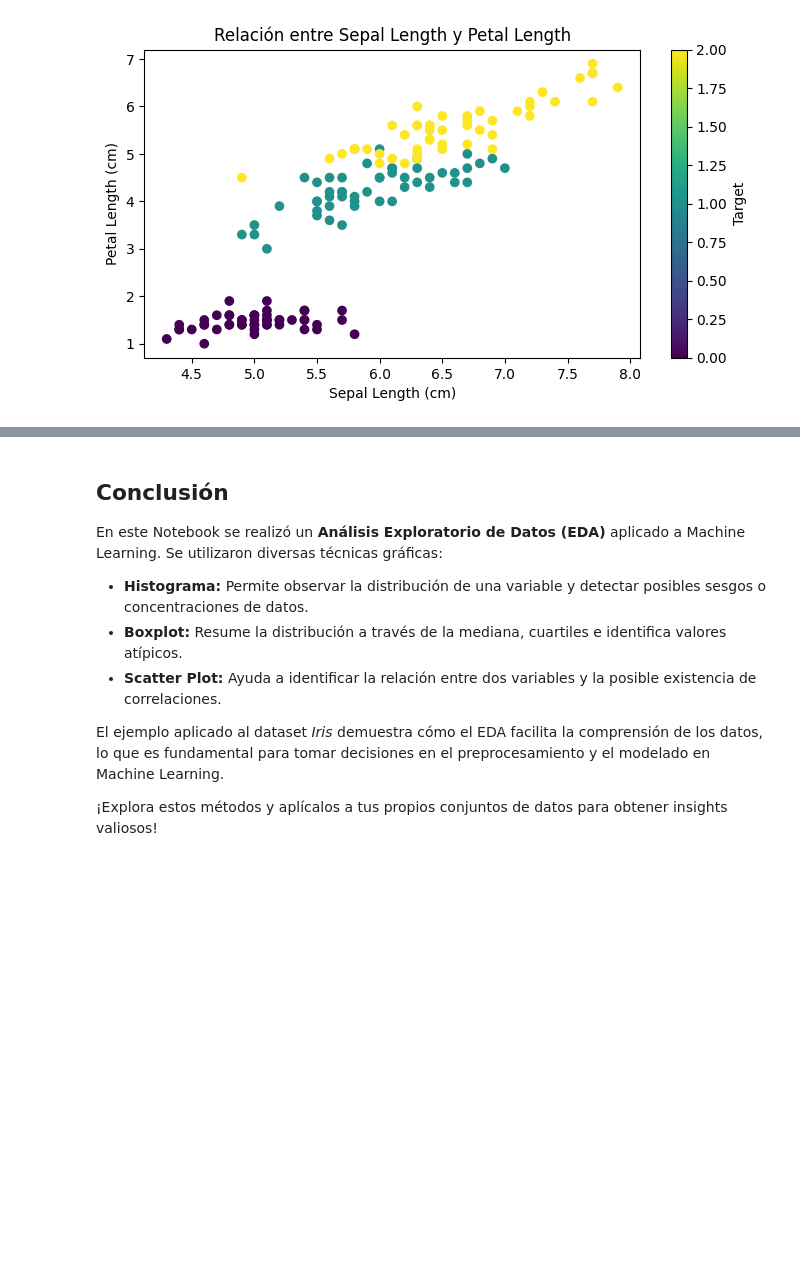
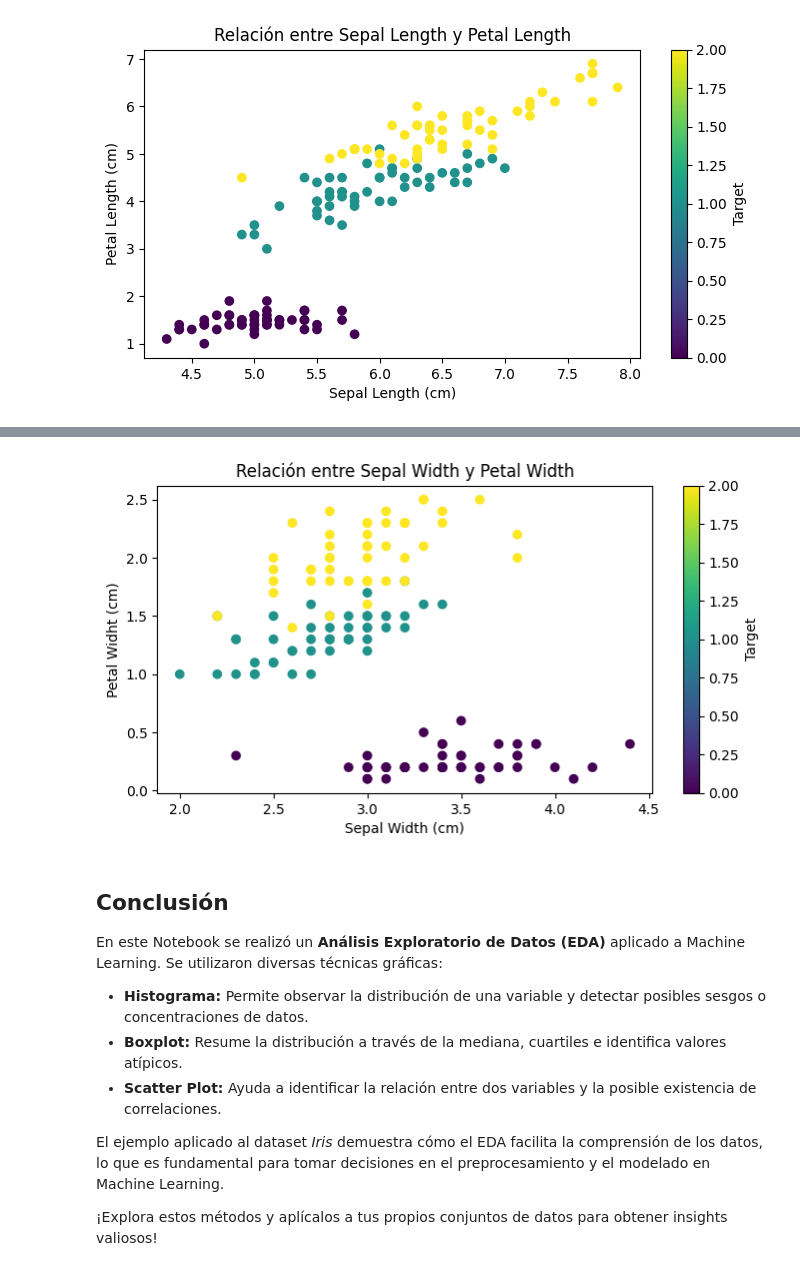
Before and after one commit to JZGlez/MCD_G2_Programacion2, a Jupyter notebook: 4. EDA_ML.ipynb, the cells around one changed output, grey strips where cells are left out. Drawn from its saved outputs; the diff is of its cells as text; code cells hidden in the pictures; blank space fills up the shorter version.

```diff
--- a/4. EDA_ML.ipynb
+++ b/4. EDA_ML.ipynb
@@ -216,3 +233,13 @@ max            2.500000    2.000000
+# %%
+plt.figure(figsize=(8, 4))
+plt.scatter(df_iris['sepal width (cm)'], df_iris['petal width (cm)'], c=df_iris['target'], cmap='viridis')
+plt.title('Relación entre Sepal Width y Petal Width')
+plt.xlabel('Sepal Width (cm)')
+plt.ylabel('Petal Widht (cm)')
+plt.colorbar(label='Target')
+plt.show()
+# %% [output]
+[figure, added]
 # %% [markdown]
 ## Conclusión
 
```
Also changed, not shown: parts of 5 cells of this notebook.
